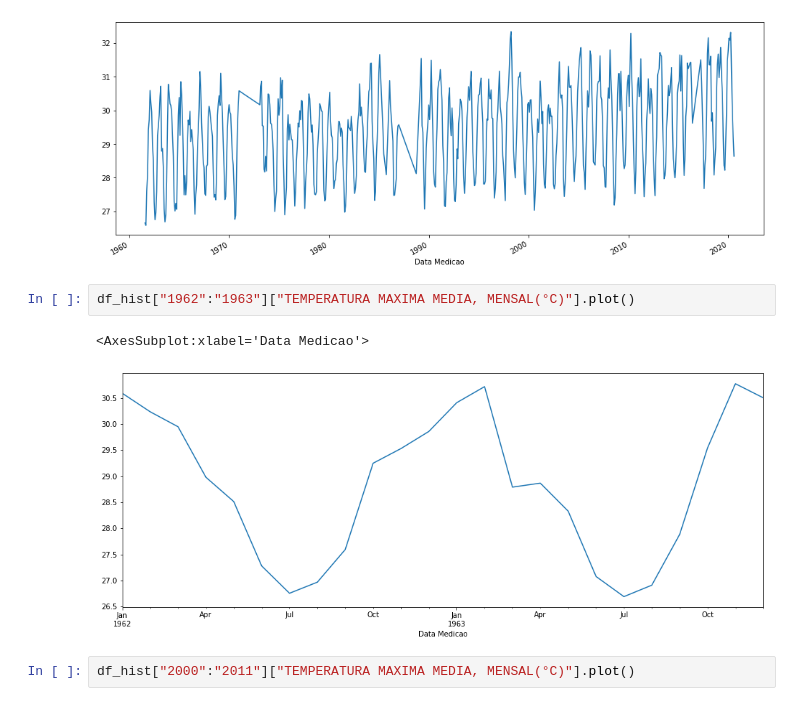
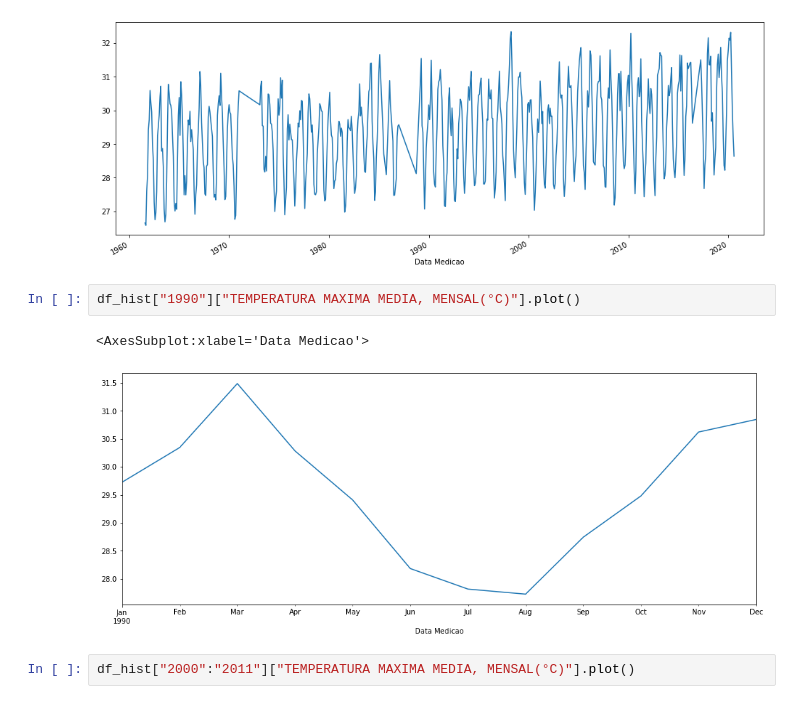
Before and after one commit to Bernardofcr/time_series_analysis, a Jupyter notebook: Time Series Analysis.ipynb, the cells around one changed output. Cells and saved outputs as stored; diff of their text form.

```diff
--- a/Time Series Analysis.ipynb
+++ b/Time Series Analysis.ipynb
@@ -112,10 +112,10 @@ df_hist["TEMPERATURA MAXIMA MEDIA, MENSAL(°C)"].plot()
 <AxesSubplot:xlabel='Data Medicao'>
 [figure]
 # %%
-df_hist["1962":"1963"]["TEMPERATURA MAXIMA MEDIA, MENSAL(°C)"].plot()
+df_hist["1990"]["TEMPERATURA MAXIMA MEDIA, MENSAL(°C)"].plot()
 # %% [output]
 <AxesSubplot:xlabel='Data Medicao'>
-[figure, old version]
+[figure, new version]
 # %%
 df_hist["2000":"2011"]["TEMPERATURA MAXIMA MEDIA, MENSAL(°C)"].plot()
 # %% [output]
```
Also changed, not shown: parts of 43 cells of this notebook.
